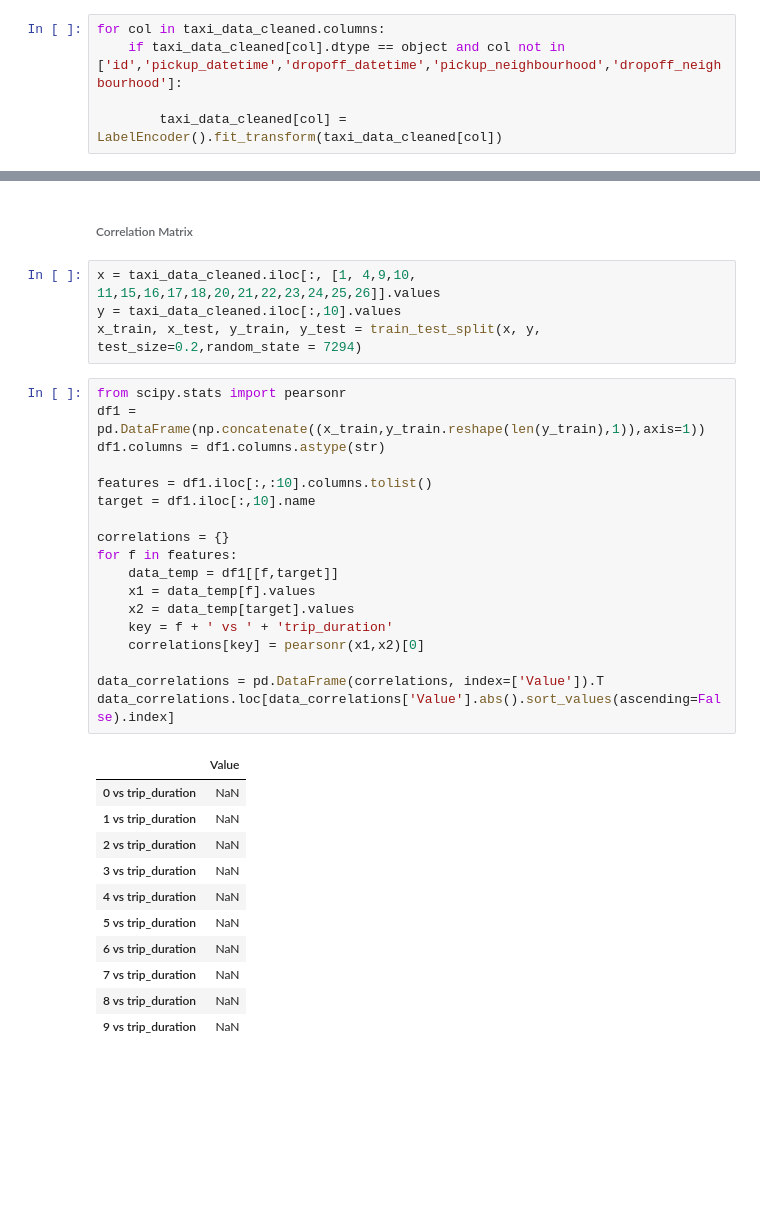
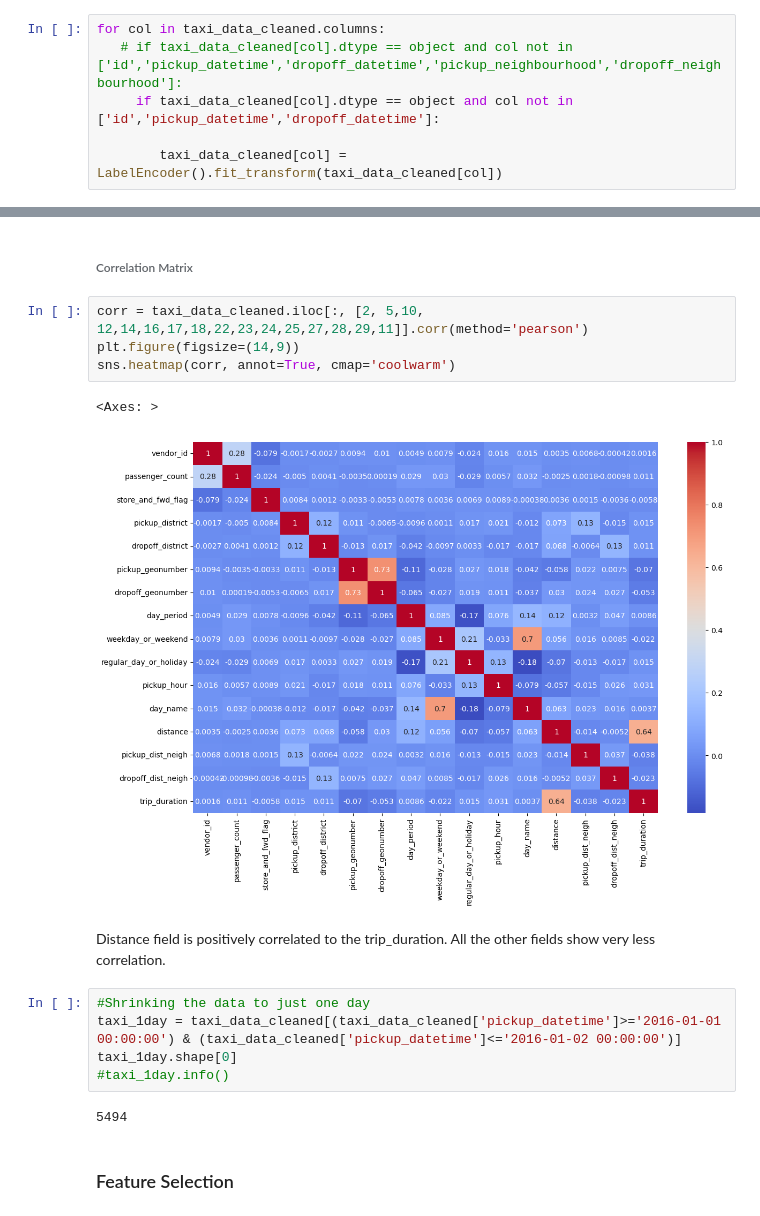
Before and after one commit to johnsi/rideshare_trip_ml, a Jupyter notebook: NYC Taxi Trip Analysis.ipynb, the cells around one changed output, grey strips where cells are left out. Cells and saved outputs as stored; diff of their text form; blank space fills up the shorter version.

```diff
--- a/NYC Taxi Trip Analysis.ipynb
+++ b/NYC Taxi Trip Analysis.ipynb
@@ -353,6 +357,7 @@ The trip distance of SoHo looks almost 1.4 miles and Prospect-Lefferts Gardens a
 ###### Lets use labelencoder() to convert the categorical data into numerical field
 # %%
 for col in taxi_data_cleaned.columns:
-    if taxi_data_cleaned[col].dtype == object and col not in ['id','pickup_datetime','dropoff_datetime','pickup_neighbourhood','dropoff_neighbourhood']:
+   # if taxi_data_cleaned[col].dtype == object and col not in ['id','pickup_datetime','dropoff_datetime','pickup_neighbourhood','dropoff_neighbourhood']:
+     if taxi_data_cleaned[col].dtype == object and col not in ['id','pickup_datetime','dropoff_datetime']:
 
         taxi_data_cleaned[col] = LabelEncoder().fit_transform(taxi_data_cleaned[col])
@@ -382,36 +364,20 @@ for col in taxi_data_cleaned.columns:
 # %% [markdown]
 ###### Correlation Matrix
-# %%
-x = taxi_data_cleaned.iloc[:, [1, 4,9,10, 11,15,16,17,18,20,21,22,23,24,25,26]].values
-y = taxi_data_cleaned.iloc[:,10].values
-x_train, x_test, y_train, y_test = train_test_split(x, y, test_size=0.2,random_state = 7294)
-# %%
-from scipy.stats import pearsonr
-df1 = pd.DataFrame(np.concatenate((x_train,y_train.reshape(len(y_train),1)),axis=1))
-df1.columns = df1.columns.astype(str)
-
-features = df1.iloc[:,:10].columns.tolist()
-target = df1.iloc[:,10].name
-
-correlations = {}
-for f in features:
-    data_temp = df1[[f,target]]
-    x1 = data_temp[f].values
-    x2 = data_temp[target].values
-    key = f + ' vs ' + 'trip_duration'
-    correlations[key] = pearsonr(x1,x2)[0]
-
-data_correlations = pd.DataFrame(correlations, index=['Value']).T
-data_correlations.loc[data_correlations['Value'].abs().sort_values(ascending=False).index]
-# %% [output]
-|  | Value |
-| 0 vs trip_duration | NaN |
-| 1 vs trip_duration | NaN |
-| 2 vs trip_duration | NaN |
-| 3 vs trip_duration | NaN |
-| 4 vs trip_duration | NaN |
-| 5 vs trip_duration | NaN |
-| 6 vs trip_duration | NaN |
-| 7 vs trip_duration | NaN |
-| 8 vs trip_duration | NaN |
-| 9 vs trip_duration | NaN |
+# %%
+corr = taxi_data_cleaned.iloc[:, [2, 5,10, 12,14,16,17,18,22,23,24,25,27,28,29,11]].corr(method='pearson')
+plt.figure(figsize=(14,9))
+sns.heatmap(corr, annot=True, cmap='coolwarm')
+# %% [output]
+<Axes: >
+[figure, added]
+# %% [markdown]
+Distance field is positively correlated to the trip_duration. All the other fields show very less correlation.
+# %%
+#Shrinking the data to just one day
+taxi_1day = taxi_data_cleaned[(taxi_data_cleaned['pickup_datetime']>='2016-01-01 00:00:00') & (taxi_data_cleaned['pickup_datetime']<='2016-01-02 00:00:00')]
+taxi_1day.shape[0]
+#taxi_1day.info()
+# %% [output]
+5494
+# %% [markdown]
+### Feature Selection
```
Also changed, not shown: parts of 35 cells of this notebook.
